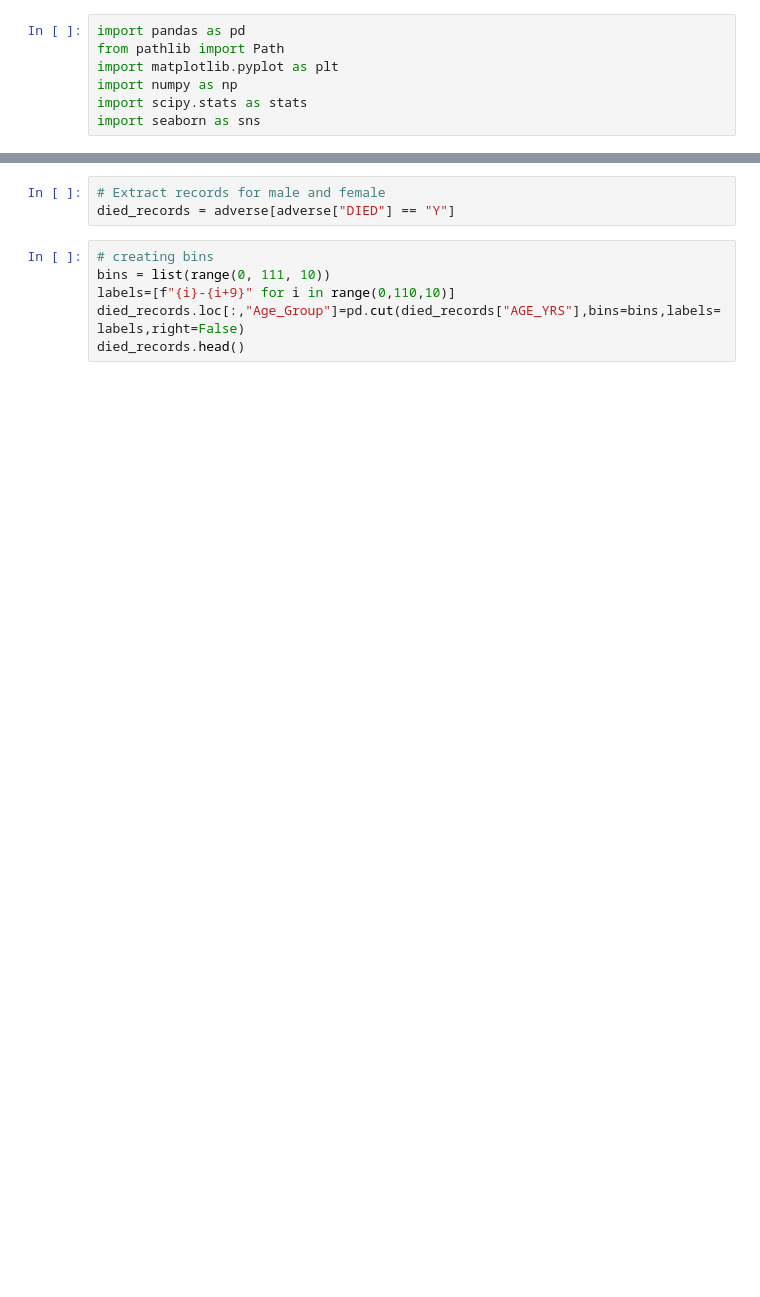
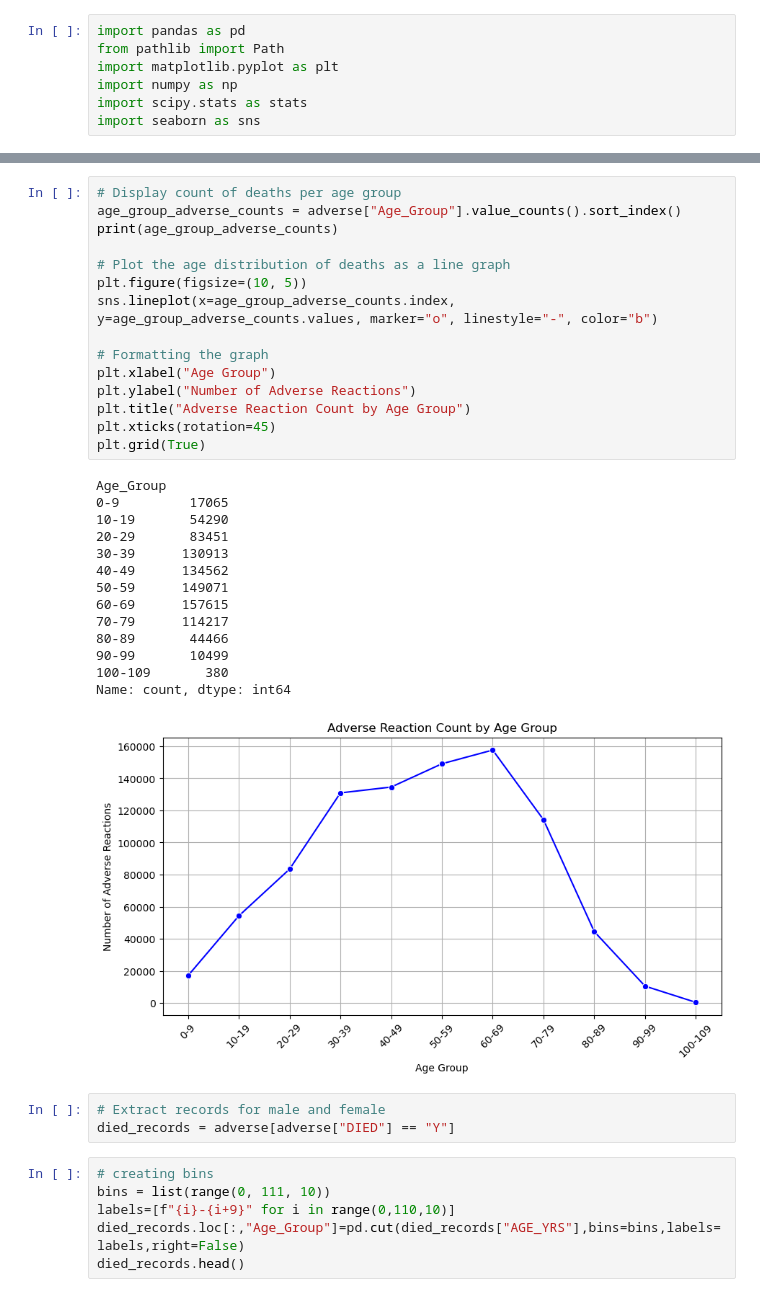
Before and after one commit to eli-crawley/covid_health, a Jupyter notebook: Analysis/age_analysis.ipynb, the cells around one changed output, grey strips where cells are left out. Cells and saved outputs as stored; diff of their text form; blank space fills up the shorter version.

```diff
--- a/Analysis/age_analysis.ipynb
+++ b/Analysis/age_analysis.ipynb
@@ -24,3 +37,33 @@ adverse.head()
+# %%
+# Display count of deaths per age group
+age_group_adverse_counts = adverse["Age_Group"].value_counts().sort_index()
+print(age_group_adverse_counts)
+
+# Plot the age distribution of deaths as a line graph
+plt.figure(figsize=(10, 5))
+sns.lineplot(x=age_group_adverse_counts.index, y=age_group_adverse_counts.values, marker="o", linestyle="-", color="b")
+
+# Formatting the graph
+plt.xlabel("Age Group")
+plt.ylabel("Number of Adverse Reactions")
+plt.title("Adverse Reaction Count by Age Group")
+plt.xticks(rotation=45)
+plt.grid(True)
+# %% [output]
+Age_Group
+0-9         17065
+10-19       54290
+20-29       83451
+30-39      130913
+40-49      134562
+50-59      149071
+60-69      157615
+70-79      114217
+80-89       44466
+90-99       10499
+100-109       380
+Name: count, dtype: int64
+[figure, added]
 # %%
 # Extract records for male and female
 died_records = adverse[adverse["DIED"] == "Y"]
```
Also changed, not shown: parts of 4 cells of this notebook, 3 other files.
